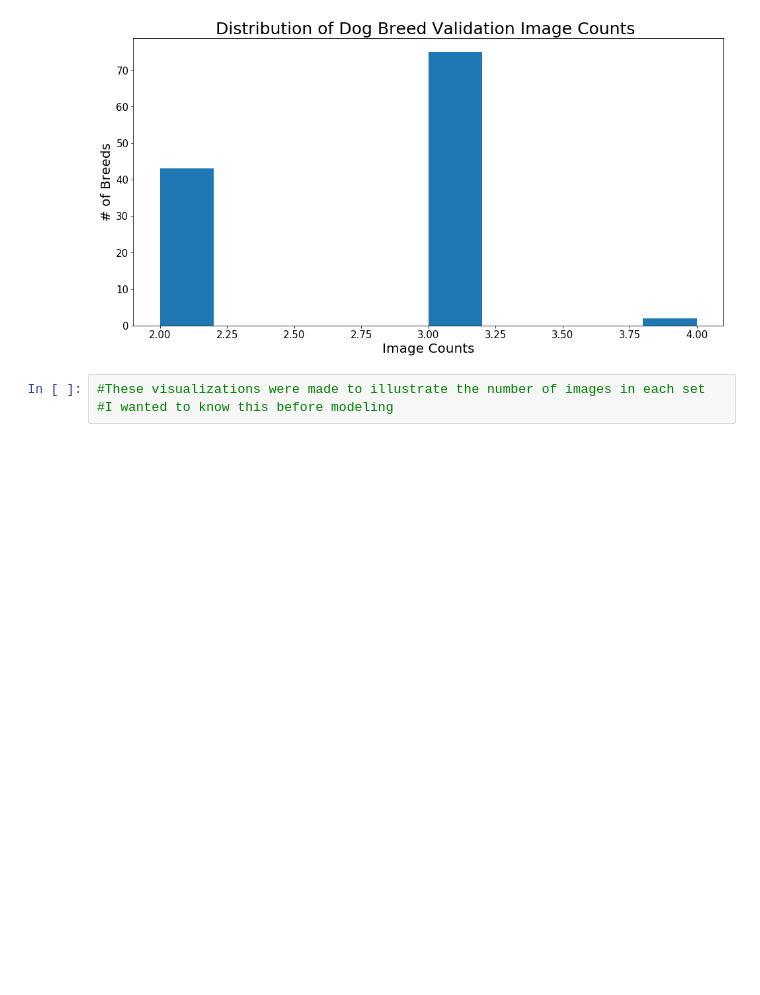
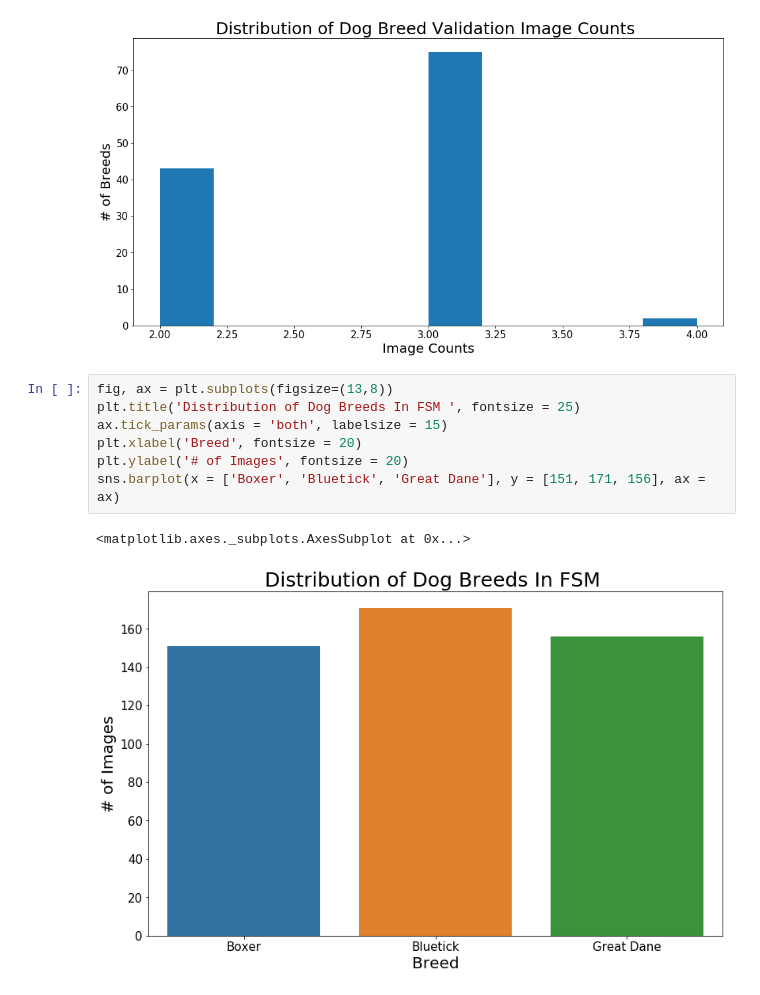
Before and after one commit to Booandlean/Fe_Final_Project, a Jupyter notebook: Notebooks/EDA_n_Vis.ipynb, the cells around one changed output. Saved outputs shown, nothing was run; the diff lists cells and outputs as text; blank space fills up the shorter version.

```diff
--- a/Notebooks/EDA_n_Vis.ipynb
+++ b/Notebooks/EDA_n_Vis.ipynb
@@ -69,6 +69,13 @@ distribution_maker(test_folders, test_path, 'Test')
 distribution_maker(val_folders, val_path, 'Validation')
 # %% [output]
 [figure]
-# %%
-#These visualizations were made to illustrate the number of images in each set
-#I wanted to know this before modeling
+# %%
+fig, ax = plt.subplots(figsize=(13,8))
+plt.title('Distribution of Dog Breeds In FSM ', fontsize = 25)
+ax.tick_params(axis = 'both', labelsize = 15)
+plt.xlabel('Breed', fontsize = 20)
+plt.ylabel('# of Images', fontsize = 20)
+sns.barplot(x = ['Boxer', 'Bluetick', 'Great Dane'], y = [151, 171, 156], ax = ax)
+# %% [output]
+<matplotlib.axes._subplots.AxesSubplot at 0x...>
+[figure, added]
```
Also changed, not shown: 14 other files.
